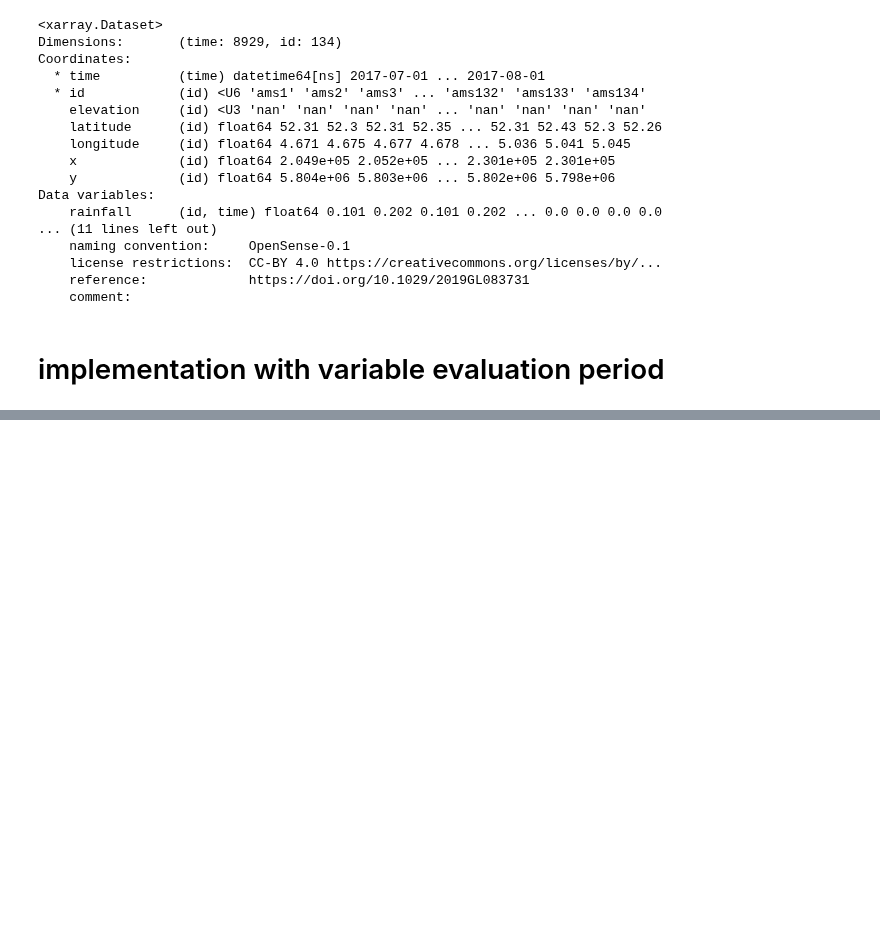
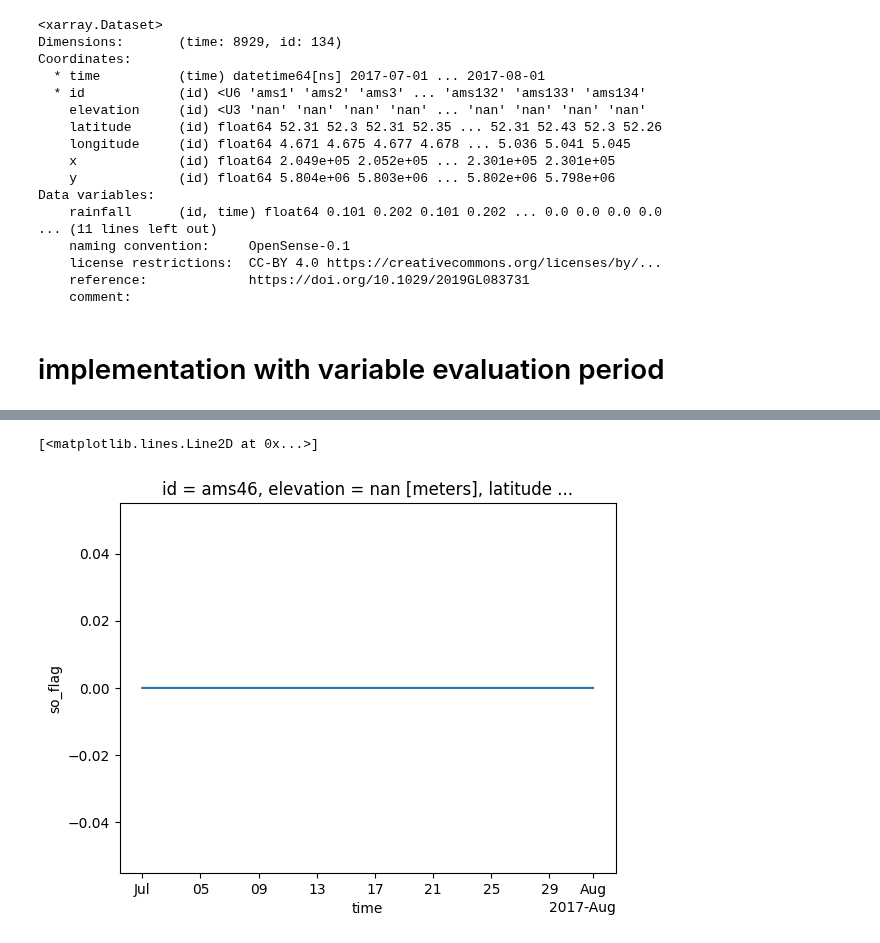
Before and after one commit to lepetersson/pypwsqc, a Jupyter notebook: docs/notebooks/station_outlier_filter.ipynb, the cells around one changed output, grey strips where cells are left out. Saved outputs shown, nothing was run; the diff lists cells and outputs as text; code cells hidden in the pictures; blank space fills up the shorter version.

Commit message:
continued with variable evaluation period

```diff
--- a/docs/notebooks/station_outlier_filter.ipynb
+++ b/docs/notebooks/station_outlier_filter.ipynb
@@ -296,0 +228,39 @@ there ARE NOT at least mrain rainy timesteps within the last mint timesteps
+# %%
+#initalize with empty numpy array
+so_flag = np.empty_like(ds_pws.rainfall)
+
+for i, station_id in enumerate(["ams45"]): #enumerate(["ams1", "ams45", "ams17"]): enumerate(filtered_rain.id.data)
+    print(station_id)
+    # one bias correction factor per station, iteratively updated per time step
+    BCF_prev = dbc
+    nbrs_within_range = (distance_matrix.sel(id = station_id).distance < max_distance) & (distance_matrix.sel(id = station_id).distance > 0)
+    neighbors = distance_matrix.sel(id = station_id).distance.where(nbrs_within_range, drop = True).id_neighbor
+
+    #for timestep in range(mint, mint+10): #range(mint, ds_pws.dims["time"]):
+    for j, timestep in enumerate(ds_pws.time.isel(time =  slice(mint, -1)).data, start = mint):
+        #På nåt sätt behöver du fylla upp alla entries upp till mint med -1
+
+        #fixed evaluation period if at least mrain rainy timesteps in the last mint timesteps
+        if cum_rainy_timesteps.sel(id = station_id, time = timestep) - cum_rainy_timesteps.sel(id = station_id).isel(time = j-mint+1) >= mrain:
+            #print('there ARE at least mrain rainy timesteps within the last mint timesteps')
+            evaluation_period_start = timestep - mint + 1
+            evaluation_period_end = timestep
+
+        #variable evaluation period if less than mrain rainy timesteps in the last mint timesteps (but before the considered period starts)
+        elif (cum_rainy_timesteps.sel(id = station_id).isel(time = j).data - mrain) > 0:
+            #print('there ARE NOT at least mrain rainy timesteps within the last mint timesteps')
+
+            #THE TWO ROWS BELOW SHOULD BE FIXED!!!!
+            #evaluation_period_start = cum_rainy_timesteps.sel(id = station_id).where(cum_rainy_timesteps.sel(id = station_id).data == (cum_rainy_timesteps.sel(id = station_id).isel(time = j).data - mrain)).dropna(dim = "time").time.data
+            #evaluation_period_start =
+
+            #last occuring time step where cum_rainy_timesteps >= 0
+            #print(evaluation_period_start[-1])
+
+            evaluation_period_end = timestep
+
+        else:
+            #print('this wont work sorry')
+            #assign -1 to SO filter, we are in the 'warm up period' of the filter
+            #På nåt sätt behöver du fylla upp alla entries upp till mint med -1
+            so_flag[i, j] = -1
@@ -296,0 +273,4 @@ there ARE NOT at least mrain rainy timesteps within the last mint timesteps
+# %%
+#seems that this works incorrectly. Ams45 get no -1 in the xarray dataset.
+ds_pws["so_flag"] = (("id", "time"),so_flag)
+ds_pws
@@ -296,0 +295,5 @@ there ARE NOT at least mrain rainy timesteps within the last mint timesteps
+# %%
+ds_pws.so_flag.sel(id = "ams46").plot()
+# %% [output]
+[<matplotlib.lines.Line2D at 0x...>]
+[figure, added]
```
Also changed, not shown: parts of 10 cells of this notebook.
